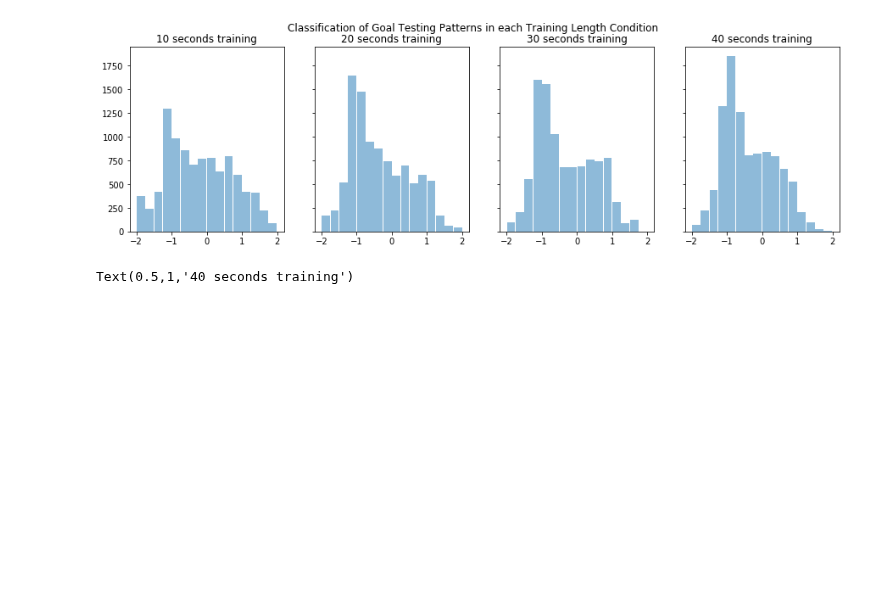
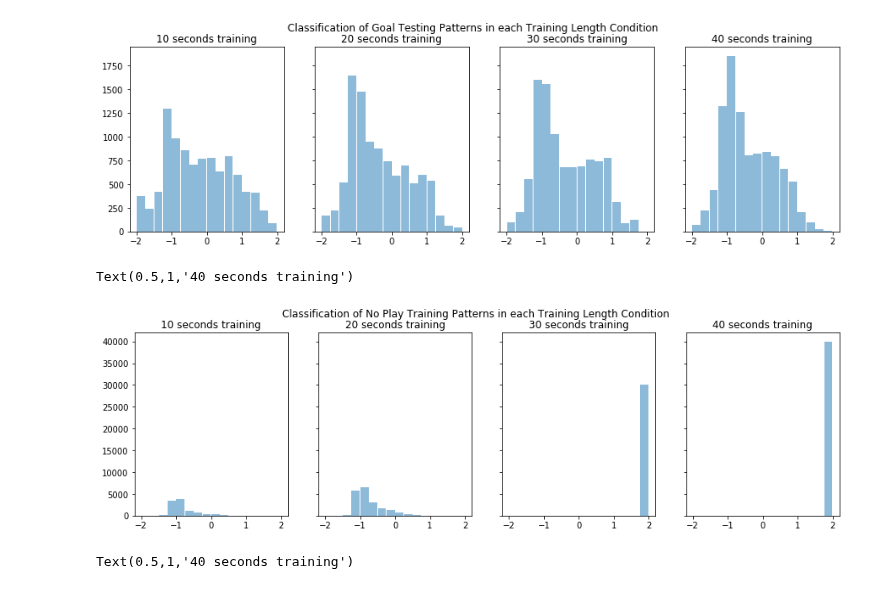
Before and after one commit to maddybartlett/NEN001, a Jupyter notebook: Plots.ipynb, the cells around one changed output. Saved outputs shown, nothing was run; the diff lists cells and outputs as text; code cells hidden in the pictures; blank space fills up the shorter version.

```diff
--- a/Plots.ipynb
+++ b/Plots.ipynb
@@ -666,4 +585,18 @@ axl4.set_title('40 seconds training')
 # %% [output]
 Text(0.5,1,'40 seconds training')
 [figure]
+# %%
+f, (axl1, axl2, axl3, axl4) = plt.subplots(1, 4, sharey=True, figsize=(15, 4))
+f.suptitle('Classification of No Play Training Patterns in each Training Length Condition')
+axl1.hist(noplay_trainl10, bins=bins, rwidth=0.95, alpha=0.5, label='10 seconds training')
+axl1.set_title('10 seconds training')
+axl2.hist(noplay_trainl20, bins=bins, rwidth=0.95, alpha=0.5, label='20 seconds training')
+axl2.set_title('20 seconds training')
+axl3.hist(noplay_trainl30, bins=bins, rwidth=0.95, alpha=0.5, label='30 seconds training')
+axl3.set_title('30 seconds training')
+axl4.hist(noplay_trainl40, bins=bins, rwidth=0.95, alpha=0.5, label='40 seconds training')
+axl4.set_title('40 seconds training')
+# %% [output]
+Text(0.5,1,'40 seconds training')
+[figure, added]
 # %%
```
Also changed, not shown: parts of 22 cells of this notebook.
